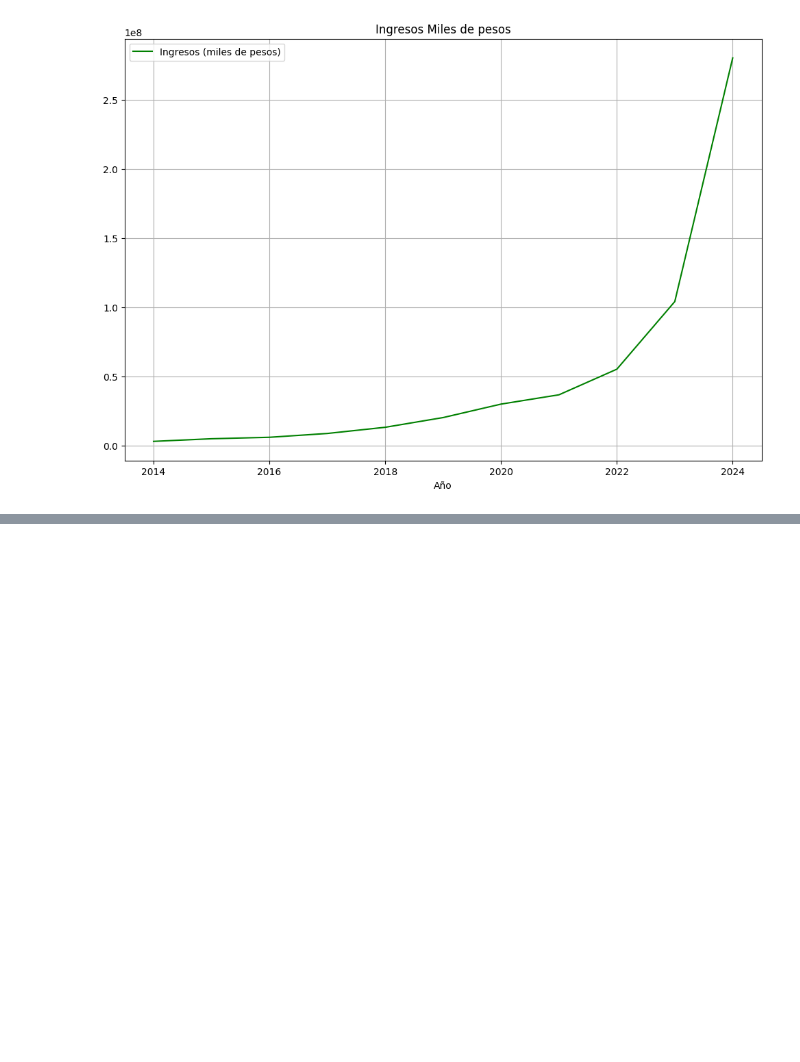
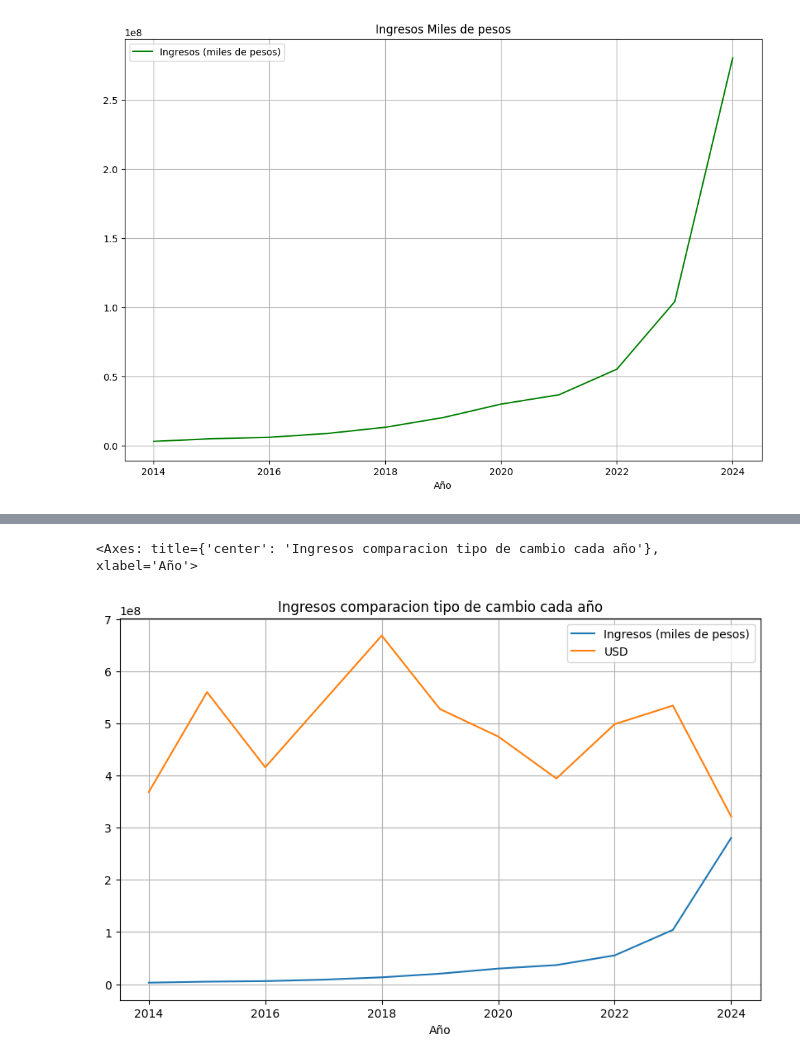
Before and after one commit to FerchoHenry/fmgc-pida, a Jupyter notebook: notebooks/EDA.ipynb, the cells around one changed output, grey strips where cells are left out. Drawn from its saved outputs; the diff is of its cells as text; code cells hidden in the pictures; blank space fills up the shorter version.

Commit message:
comparacion usd

```diff
--- a/notebooks/EDA.ipynb
+++ b/notebooks/EDA.ipynb
@@ -693,0 +717,3 @@ df_Ingresos_.plot(x='Año',
+# %%
+dfcotizacion['Año'] = pd.to_datetime(dfcotizacion['Año']).dt.year
+dfcotizacion = dfcotizacion.drop('Comprador', axis=1) #Tomamos el tipo de cambio vendedor ya que es la moneda de cambio de los usuarios
@@ -693,0 +735,3 @@ df_Ingresos_.plot(x='Año',
+# %%
+merged_df = pd.merge(df_Ingresos_, dfcotizacion, on='Año', how='inner')
+merged_df
@@ -693,0 +751,14 @@ df_Ingresos_.plot(x='Año',
+# %%
+merged_df['Ingresos_USD'] = (merged_df['Ingresos (miles de pesos)']*1000) / merged_df['Vendedor']
+# %%
+df_Ingresos_USD = merged_df.drop('Vendedor', axis=1)
+df_Ingresos_USD
+# %%
+df_Ingresos_USD.plot(x='Año',
+                  grid=True,
+                  figsize=(10,6),
+                  title="Ingresos comparacion tipo de cambio cada año"
+                  )
+# %% [output]
+<Axes: title={'center': 'Ingresos comparacion tipo de cambio cada año'}, xlabel='Año'>
+[figure, added]
```
Also changed, not shown: parts of 6 cells of this notebook, 1 other file.
